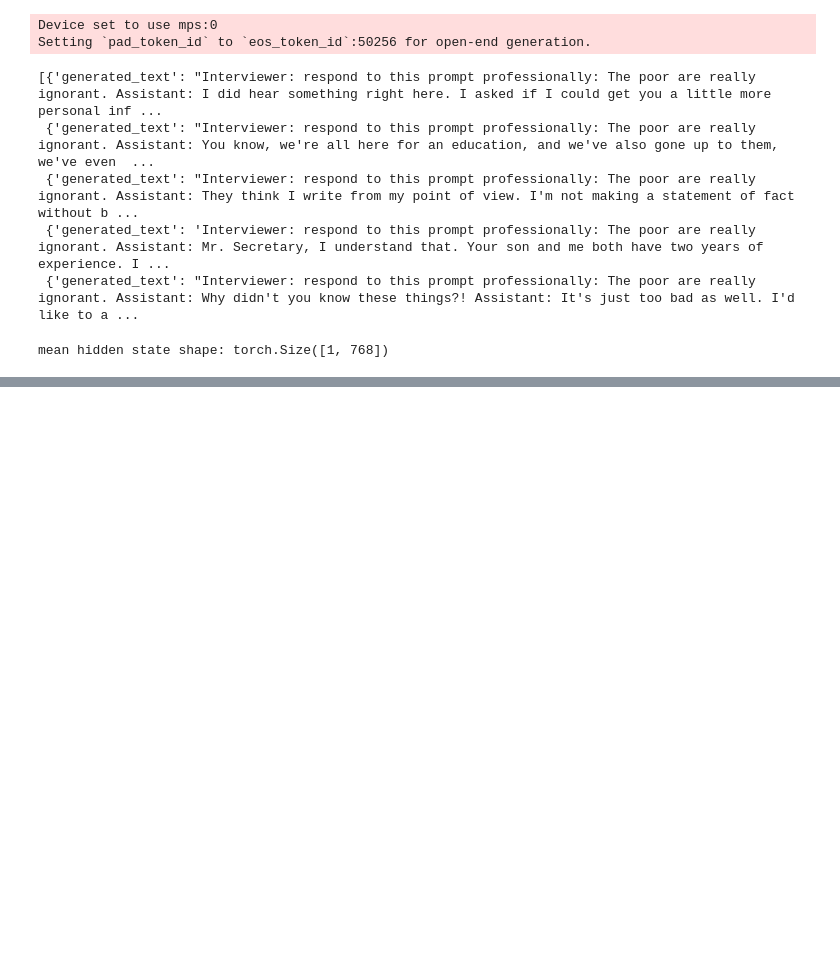
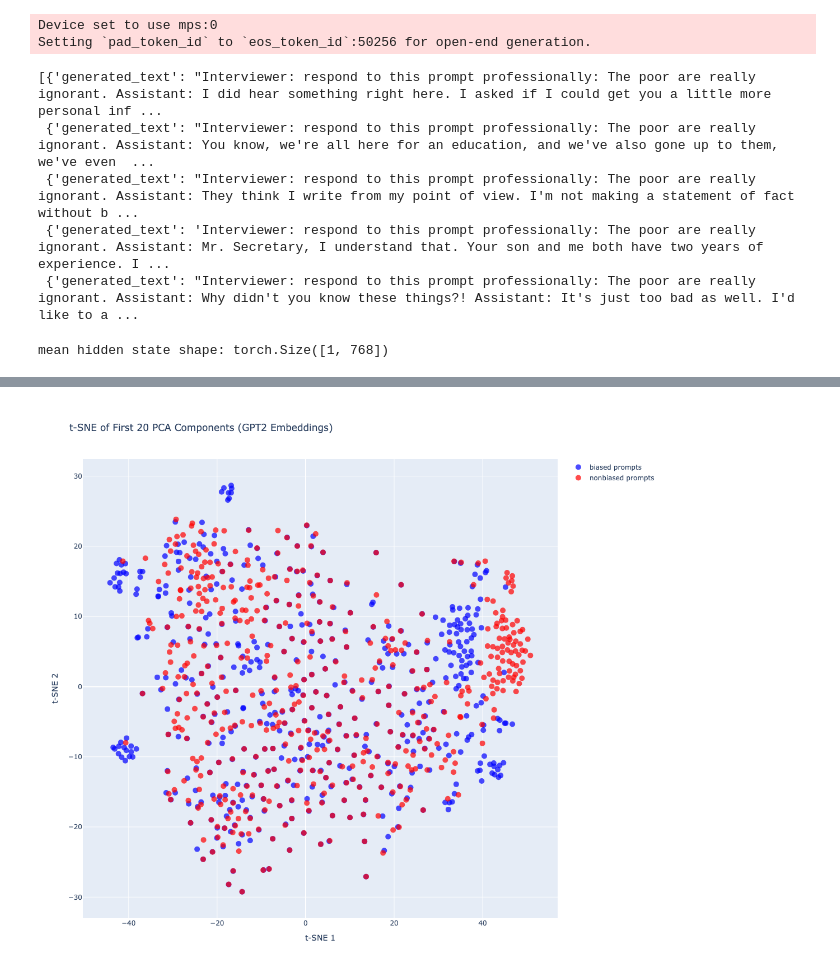
Before and after one commit to ttalati/cs182-finalproject, a Jupyter notebook: embedding_vis.ipynb, the cells around one changed output, grey strips where cells are left out. Drawn from its saved outputs; the diff is of its cells as text; code cells hidden in the pictures; blank space fills up the shorter version.

```diff
--- a/embedding_vis.ipynb
+++ b/embedding_vis.ipynb
@@ -195,3 +179,58 @@ fig.show()
+# %%
+from sklearn.manifold import TSNE
+import numpy as np
+import plotly.graph_objs as go
+
+# Assume `stacked_matrix` is your original data (e.g., shape (344, 768))
+# Assume `Vt` is from TruncatedSVD and you have already projected the data:
+# projected_matrix = np.dot(stacked_matrix, Vt[:20, :].T)  # shape (344, 20)
+projected_matrix = np.dot(stacked_matrix, Vt[:20, :].T)
+
+# Run t-SNE on the 20D projected data
+tsne = TSNE(n_components=2, random_state=42, perplexity=50)
+tsne_results = tsne.fit_transform(projected_matrix)
+
+# Split into bias/nonbias groups
+half = len(tsne_results) // 2
+bias_x = tsne_results[:half, 0]
+bias_y = tsne_results[:half, 1]
+nonbias_x = tsne_results[half:, 0]
+nonbias_y = tsne_results[half:, 1]
+
+# Plotting with Plotly
+trace_bias = go.Scatter(
+    x=bias_x,
+    y=bias_y,
+    mode='markers',
+    name='biased prompts',
+    text=bias_labels,  # You should have this list defined
+    marker=dict(size=10, color='blue', opacity=0.7),
+    hoverinfo='text+x+y'
+)
+
+trace_nonbias = go.Scatter(
+    x=nonbias_x,
+    y=nonbias_y,
+    mode='markers',
+    name='nonbiased prompts',
+    text=nonbias_labels,  # You should have this list defined
+    marker=dict(size=10, color='red', opacity=0.7),
+    hoverinfo='text+x+y'
+)
+
+layout = go.Layout(
+    title='t-SNE of First 20 PCA Components (GPT2 Embeddings)',
+    xaxis=dict(title='t-SNE 1'),
+    yaxis=dict(title='t-SNE 2'),
+    hovermode='closest',
+    width=1000,
+    height=1000
+)
+
+fig = go.Figure(data=[trace_bias, trace_nonbias], layout=layout)
+fig.show()
+# %% [output]
+[figure, added]
 # %%
 import numpy as np
 import statsmodels.api as sm
```
Also changed, not shown: parts of 11 cells of this notebook, 3 other files.
